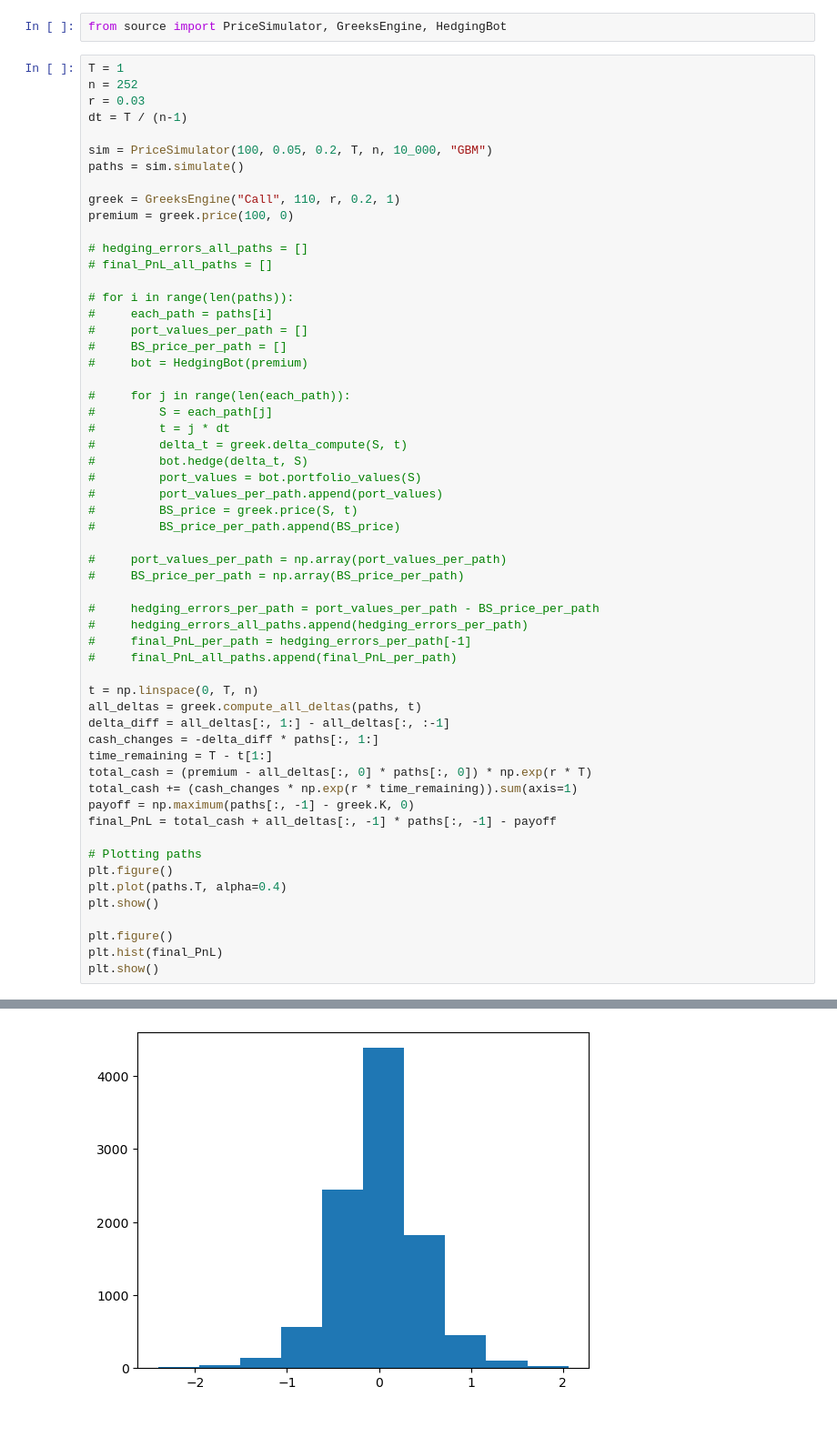
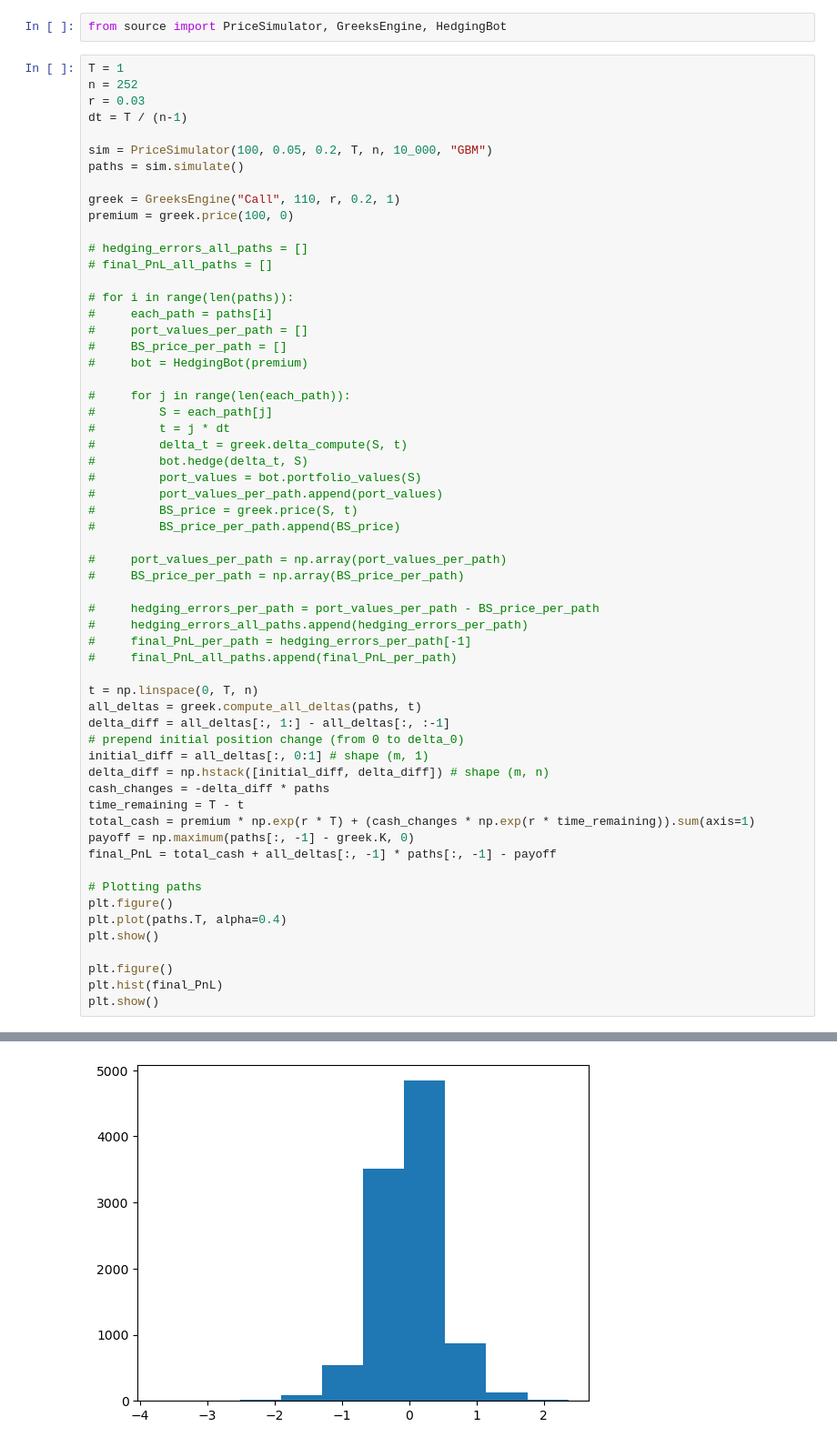
Before and after one commit to KengThanabadee/dynamic-hedging-bot, a Jupyter notebook: experiment.ipynb, the cells around one changed output, grey strips where cells are left out. Shown at 91% size. Drawn from its saved outputs; the diff is of its cells as text.

Commit message:
Refactor P&L calculation: cleaner cash flow accounting

```diff
--- a/experiment.ipynb
+++ b/experiment.ipynb
@@ -52,10 +52,12 @@ premium = greek.price(100, 0)
 t = np.linspace(0, T, n)
 all_deltas = greek.compute_all_deltas(paths, t)
 delta_diff = all_deltas[:, 1:] - all_deltas[:, :-1]
-cash_changes = -delta_diff * paths[:, 1:]
-time_remaining = T - t[1:]
-total_cash = (premium - all_deltas[:, 0] * paths[:, 0]) * np.exp(r * T)
-total_cash += (cash_changes * np.exp(r * time_remaining)).sum(axis=1)
+# prepend initial position change (from 0 to delta_0)
+initial_diff = all_deltas[:, 0:1] # shape (m, 1)
+delta_diff = np.hstack([initial_diff, delta_diff]) # shape (m, n)
+cash_changes = -delta_diff * paths
+time_remaining = T - t
+total_cash = premium * np.exp(r * T) + (cash_changes * np.exp(r * time_remaining)).sum(axis=1)
 payoff = np.maximum(paths[:, -1] - greek.K, 0)
 final_PnL = total_cash + all_deltas[:, -1] * paths[:, -1] - payoff
 
@@ -72,2 +74,2 @@ plt.show()
-[figure, old version]
+[figure, new version]
 # %%
```
Also changed, not shown: parts of 3 cells of this notebook.
